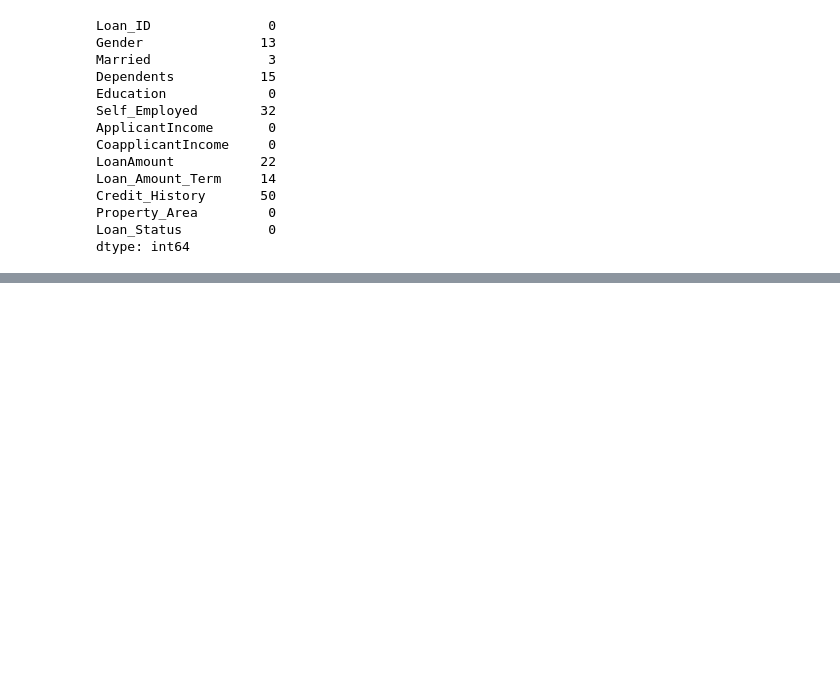
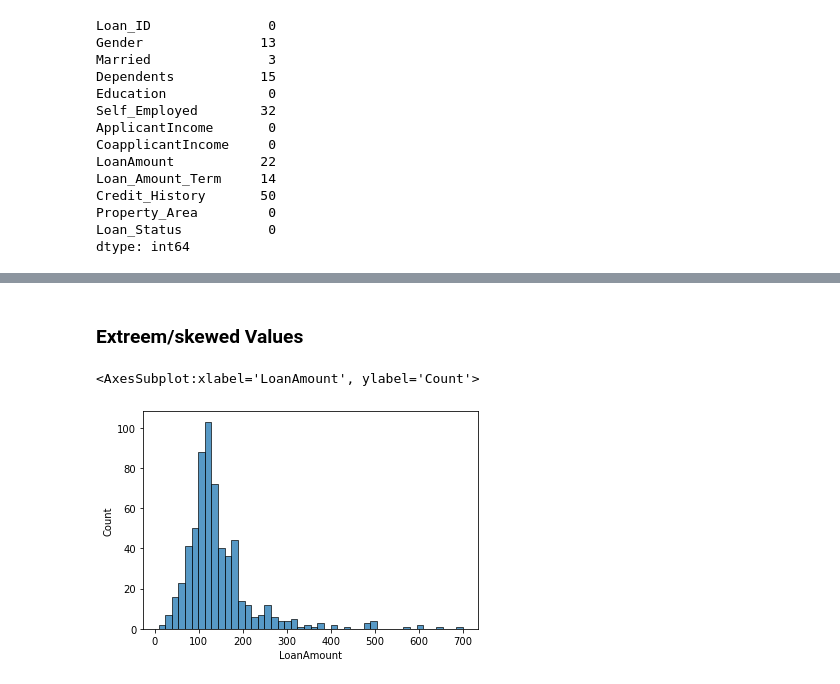
Before and after one commit to The-Powder-of-Data/Loan_Approval_Model, a Jupyter notebook: src/notebooks/loan_model.ipynb, the cells around one changed output, grey strips where cells are left out. Saved outputs shown, nothing was run; the diff lists cells and outputs as text; code cells hidden in the pictures; blank space fills up the shorter version.

```diff
--- a/src/notebooks/loan_model.ipynb
+++ b/src/notebooks/loan_model.ipynb
@@ -311,0 +308,33 @@ df['Married'] = df['Married'].fillna(M_mode)
+# %%
+# filling nulls in gender w the mode
+G_mode = df['Gender'].mode().values[0]
+df['Gender'] = df['Gender'].fillna(G_mode)
+
+# fix married - made "yes" as that was the mode category
+#df.groupby('Married', dropna=False).count()
+M_mode = df['Married'].mode().values[0]
+df['Married'] = df['Married'].fillna(M_mode)
+
+# fix dependents 0 - made modes of 0 replace nans
+# df.groupby('Dependents', dropna=False).count()
+D_mode = df['Dependents'].mode().values[0]
+df["Dependents"] = df['Dependents'].fillna(D_mode)
+
+# fix Self_Employed = mode again
+# df.groupby('Self_Employed', dropna=False).count()
+SE_mode = df['Self_Employed'].mode().values[0]
+df['Self_Employed'] = df['Self_Employed'].fillna(SE_mode)
+
+# fix loan amount
+LA_mode = df['LoanAmount'].mode().values[0]
+df['LoanAmount'] = df['LoanAmount'].fillna(LA_mode)
+
+# fix loan amount term
+LAT_mode = df['Loan_Amount_Term'].mode().values[0]
+df['Loan_Amount_Term'] = df['Loan_Amount_Term'].fillna(LAT_mode)
+
+# fix credit history = put 0 even though mode is 1
+#df.loc[df['Credit_History'].isnull()]
+df['Credit_History'] = df['Credit_History'].fillna(0)
+
+df.isnull().sum()
@@ -311,0 +356,7 @@ df['Married'] = df['Married'].fillna(M_mode)
+# %% [markdown]
+### Extreem/skewed Values
+# %%
+sns.histplot(df['LoanAmount'])
+# %% [output]
+<AxesSubplot:xlabel='LoanAmount', ylabel='Count'>
+[figure, added]
```
Also changed, not shown: parts of 37 cells of this notebook, 2 other files.
